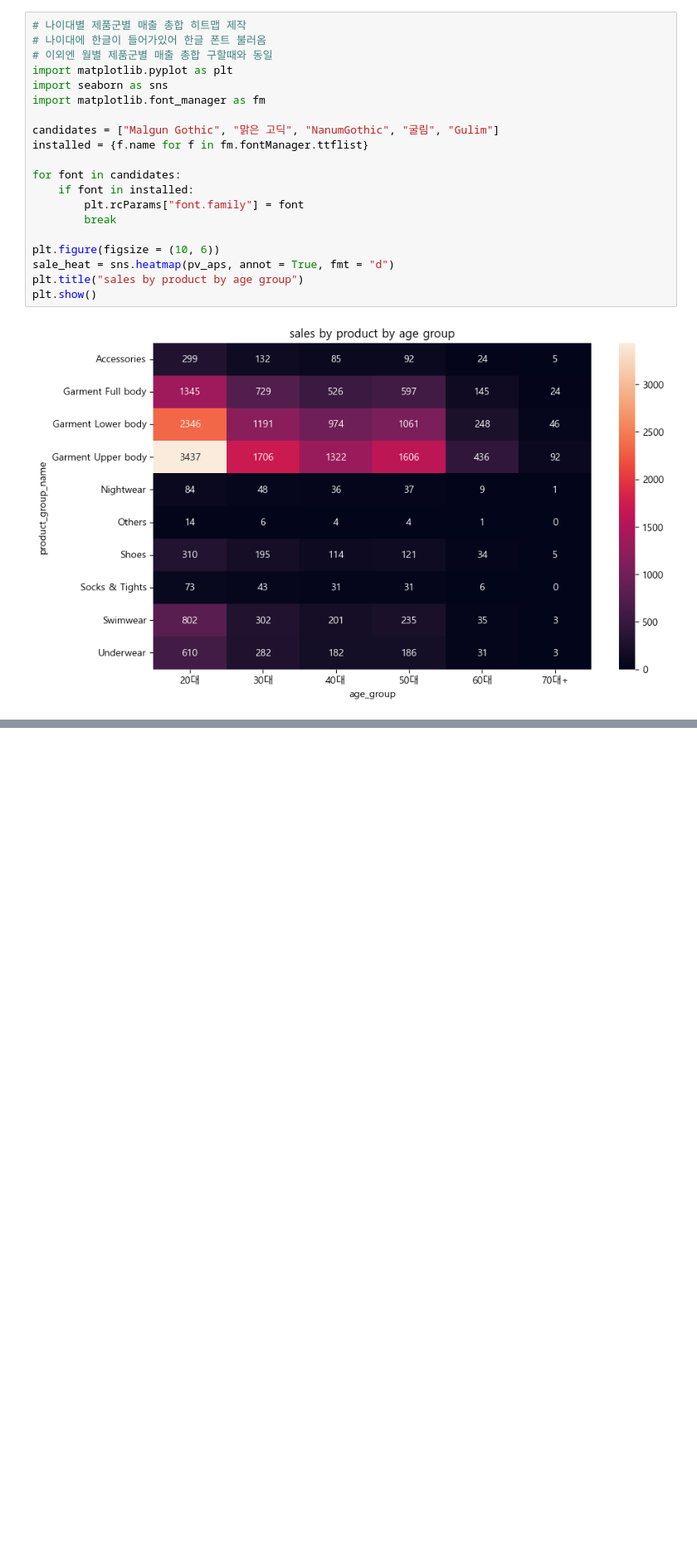
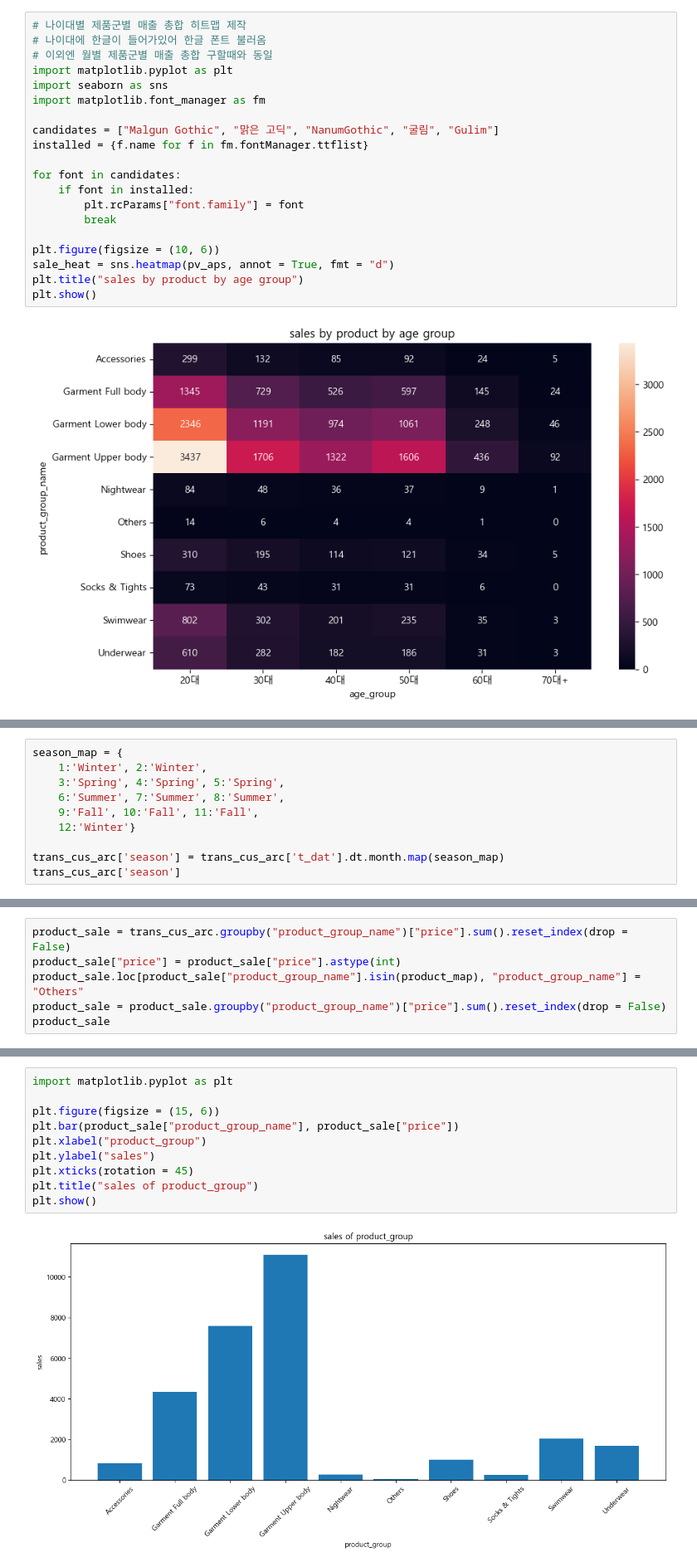
Before and after one commit to KyungminChang/4team-commerce-first-project, a Jupyter notebook: test.ipynb, the cells around one changed output, grey strips where cells are left out. Shown at 83% size. Cells and saved outputs as stored; diff of their text form; blank space fills up the shorter version.

```diff
--- a/test.ipynb
+++ b/test.ipynb
@@ -431,0 +500,10 @@ plt.show()
+# %%
+season_map = {
+    1:'Winter', 2:'Winter',
+    3:'Spring', 4:'Spring', 5:'Spring',
+    6:'Summer', 7:'Summer', 8:'Summer',
+    9:'Fall', 10:'Fall', 11:'Fall',
+    12:'Winter'}
+
+trans_cus_arc['season'] = trans_cus_arc['t_dat'].dt.month.map(season_map)
+trans_cus_arc['season']
@@ -431,0 +523,6 @@ plt.show()
+# %%
+product_sale = trans_cus_arc.groupby("product_group_name")["price"].sum().reset_index(drop = False)
+product_sale["price"] = product_sale["price"].astype(int)
+product_sale.loc[product_sale["product_group_name"].isin(product_map), "product_group_name"] = "Others"
+product_sale = product_sale.groupby("product_group_name")["price"].sum().reset_index(drop = False)
+product_sale
@@ -431,0 +541,12 @@ plt.show()
+# %%
+import matplotlib.pyplot as plt
+
+plt.figure(figsize = (15, 6))
+plt.bar(product_sale["product_group_name"], product_sale["price"])
+plt.xlabel("product_group")
+plt.ylabel("sales")
+plt.xticks(rotation = 45)
+plt.title("sales of product_group")
+plt.show()
+# %% [output]
+[figure, added]
```
Also changed, not shown: parts of 10 cells of this notebook.
